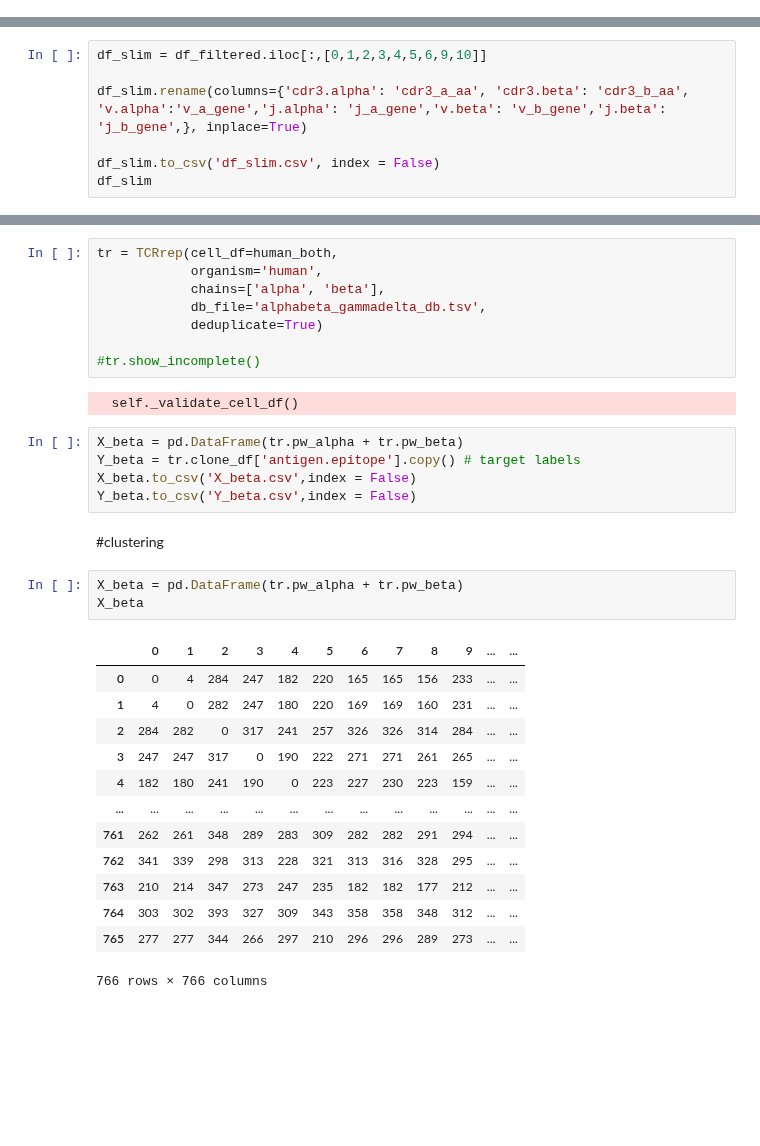
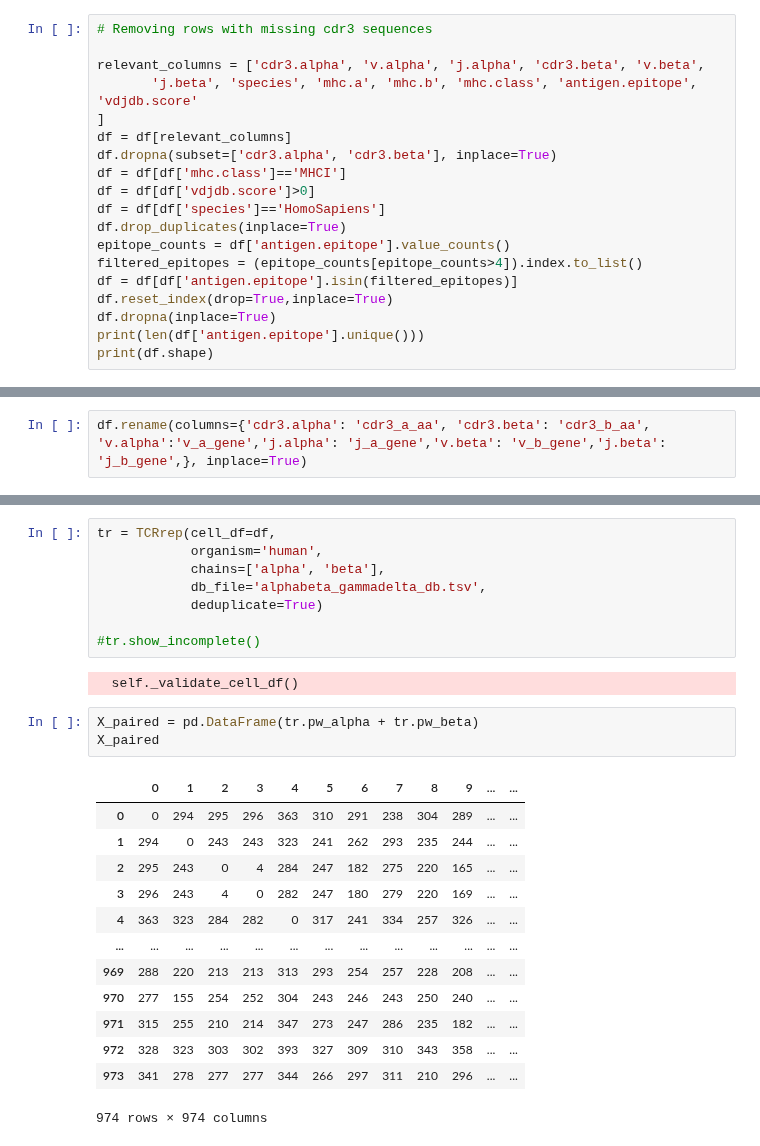
Before and after one commit to UoB-DSMP-2023-24/dsmp-2024-group-13, a Jupyter notebook: Vik-TcrDist-EpitopeSlim-Both-Viz.ipynb, the cells around one changed output, grey strips where cells are left out. Drawn from its saved outputs; the diff is of its cells as text; blank space fills up the shorter version.

Commit message:
updated paired viz

```diff
--- a/Vik-TcrDist-EpitopeSlim-Both-Viz.ipynb
+++ b/Vik-TcrDist-EpitopeSlim-Both-Viz.ipynb
@@ -129,0 +37,19 @@ df_filtered[:]
+# %%
+# Removing rows with missing cdr3 sequences
+
+relevant_columns = ['cdr3.alpha', 'v.alpha', 'j.alpha', 'cdr3.beta', 'v.beta',
+       'j.beta', 'species', 'mhc.a', 'mhc.b', 'mhc.class', 'antigen.epitope', 'vdjdb.score'
+]
+df = df[relevant_columns]
+df.dropna(subset=['cdr3.alpha', 'cdr3.beta'], inplace=True)
+df = df[df['mhc.class']=='MHCI']
+df = df[df['vdjdb.score']>0]
+df = df[df['species']=='HomoSapiens']
+df.drop_duplicates(inplace=True)
+epitope_counts = df['antigen.epitope'].value_counts()
+filtered_epitopes = (epitope_counts[epitope_counts>4]).index.to_list()
+df = df[df['antigen.epitope'].isin(filtered_epitopes)]
+df.reset_index(drop=True,inplace=True)
+df.dropna(inplace=True)
+print(len(df['antigen.epitope'].unique()))
+print(df.shape)
@@ -130,7 +59,2 @@ df_filtered[:]
 # %%
-df_slim = df_filtered.iloc[:,[0,1,2,3,4,5,6,9,10]]
-
-df_slim.rename(columns={'cdr3.alpha': 'cdr3_a_aa', 'cdr3.beta': 'cdr3_b_aa', 'v.alpha':'v_a_gene','j.alpha': 'j_a_gene','v.beta': 'v_b_gene','j.beta': 'j_b_gene',}, inplace=True)
-
-df_slim.to_csv('df_slim.csv', index = False)
-df_slim
+df.rename(columns={'cdr3.alpha': 'cdr3_a_aa', 'cdr3.beta': 'cdr3_b_aa', 'v.alpha':'v_a_gene','j.alpha': 'j_a_gene','v.beta': 'v_b_gene','j.beta': 'j_b_gene',}, inplace=True)
@@ -253,7 +92,7 @@ cdrs = 'all'
 organism = 'human'
 db_file = 'alphabeta_gammadelta_db.tsv'
 # %%
-tr = TCRrep(cell_df=human_both,
+tr = TCRrep(cell_df=df,
             organism='human',
             chains=['alpha', 'beta'],
             db_file='alphabeta_gammadelta_db.tsv',
@@ -262,28 +101,21 @@ tr = TCRrep(cell_df=human_both,
 #tr.show_incomplete()
 # %% [output]
   self._validate_cell_df()
-# %%
-X_beta = pd.DataFrame(tr.pw_alpha + tr.pw_beta)
-Y_beta = tr.clone_df['antigen.epitope'].copy() # target labels
-X_beta.to_csv('X_beta.csv',index = False)
-Y_beta.to_csv('Y_beta.csv',index = False)
-# %% [markdown]
-#clustering
 # %%
-X_beta = pd.DataFrame(tr.pw_alpha + tr.pw_beta)
-X_beta
+X_paired = pd.DataFrame(tr.pw_alpha + tr.pw_beta)
+X_paired
 # %% [output]
 |  | 0 | 1 | 2 | 3 | 4 | 5 | 6 | 7 | 8 | 9 | ... | ... |
-| 0 | 0 | 4 | 284 | 247 | 182 | 220 | 165 | 165 | 156 | 233 | ... | ... |
-| 1 | 4 | 0 | 282 | 247 | 180 | 220 | 169 | 169 | 160 | 231 | ... | ... |
-| 2 | 284 | 282 | 0 | 317 | 241 | 257 | 326 | 326 | 314 | 284 | ... | ... |
-| 3 | 247 | 247 | 317 | 0 | 190 | 222 | 271 | 271 | 261 | 265 | ... | ... |
-| 4 | 182 | 180 | 241 | 190 | 0 | 223 | 227 | 230 | 223 | 159 | ... | ... |
+| 0 | 0 | 294 | 295 | 296 | 363 | 310 | 291 | 238 | 304 | 289 | ... | ... |
+| 1 | 294 | 0 | 243 | 243 | 323 | 241 | 262 | 293 | 235 | 244 | ... | ... |
+| 2 | 295 | 243 | 0 | 4 | 284 | 247 | 182 | 275 | 220 | 165 | ... | ... |
+| 3 | 296 | 243 | 4 | 0 | 282 | 247 | 180 | 279 | 220 | 169 | ... | ... |
+| 4 | 363 | 323 | 284 | 282 | 0 | 317 | 241 | 334 | 257 | 326 | ... | ... |
 | ... | ... | ... | ... | ... | ... | ... | ... | ... | ... | ... | ... | ... |
-| 761 | 262 | 261 | 348 | 289 | 283 | 309 | 282 | 282 | 291 | 294 | ... | ... |
-| 762 | 341 | 339 | 298 | 313 | 228 | 321 | 313 | 316 | 328 | 295 | ... | ... |
-| 763 | 210 | 214 | 347 | 273 | 247 | 235 | 182 | 182 | 177 | 212 | ... | ... |
-| 764 | 303 | 302 | 393 | 327 | 309 | 343 | 358 | 358 | 348 | 312 | ... | ... |
-| 765 | 277 | 277 | 344 | 266 | 297 | 210 | 296 | 296 | 289 | 273 | ... | ... |
+| 969 | 288 | 220 | 213 | 213 | 313 | 293 | 254 | 257 | 228 | 208 | ... | ... |
+| 970 | 277 | 155 | 254 | 252 | 304 | 243 | 246 | 243 | 250 | 240 | ... | ... |
+| 971 | 315 | 255 | 210 | 214 | 347 | 273 | 247 | 286 | 235 | 182 | ... | ... |
+| 972 | 328 | 323 | 303 | 302 | 393 | 327 | 309 | 310 | 343 | 358 | ... | ... |
+| 973 | 341 | 278 | 277 | 277 | 344 | 266 | 297 | 311 | 210 | 296 | ... | ... |
-766 rows × 766 columns
+974 rows × 974 columns
 # %%
```
Also changed, not shown: parts of 35 cells of this notebook.
